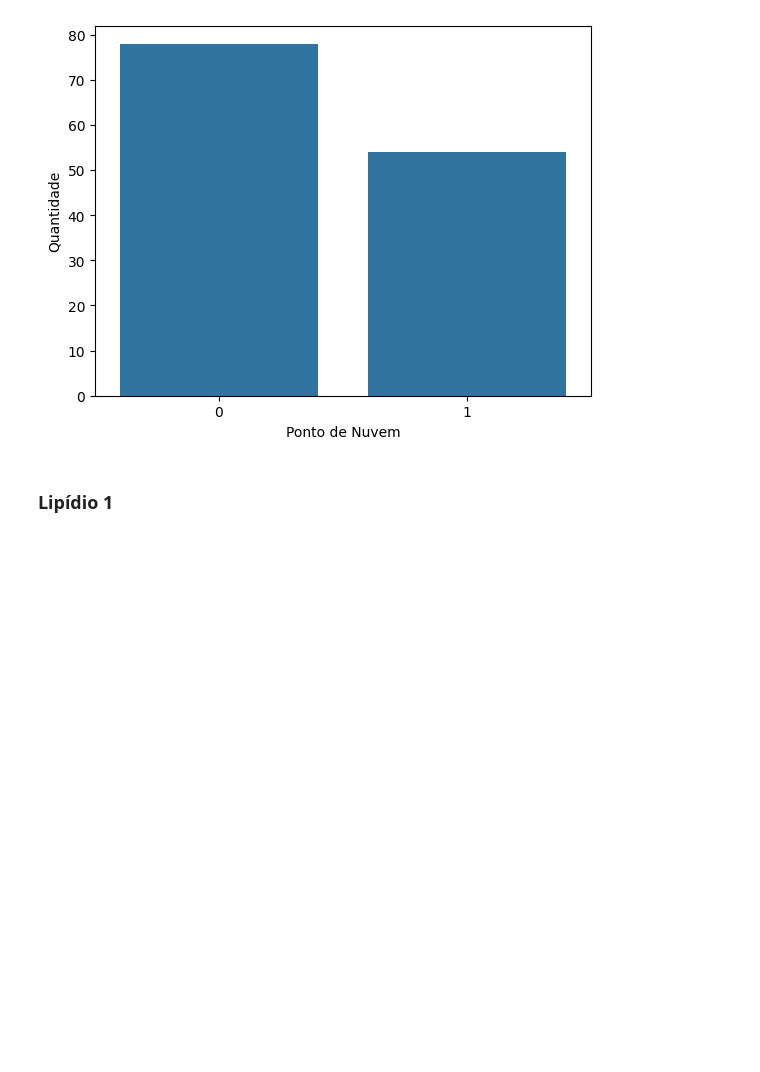
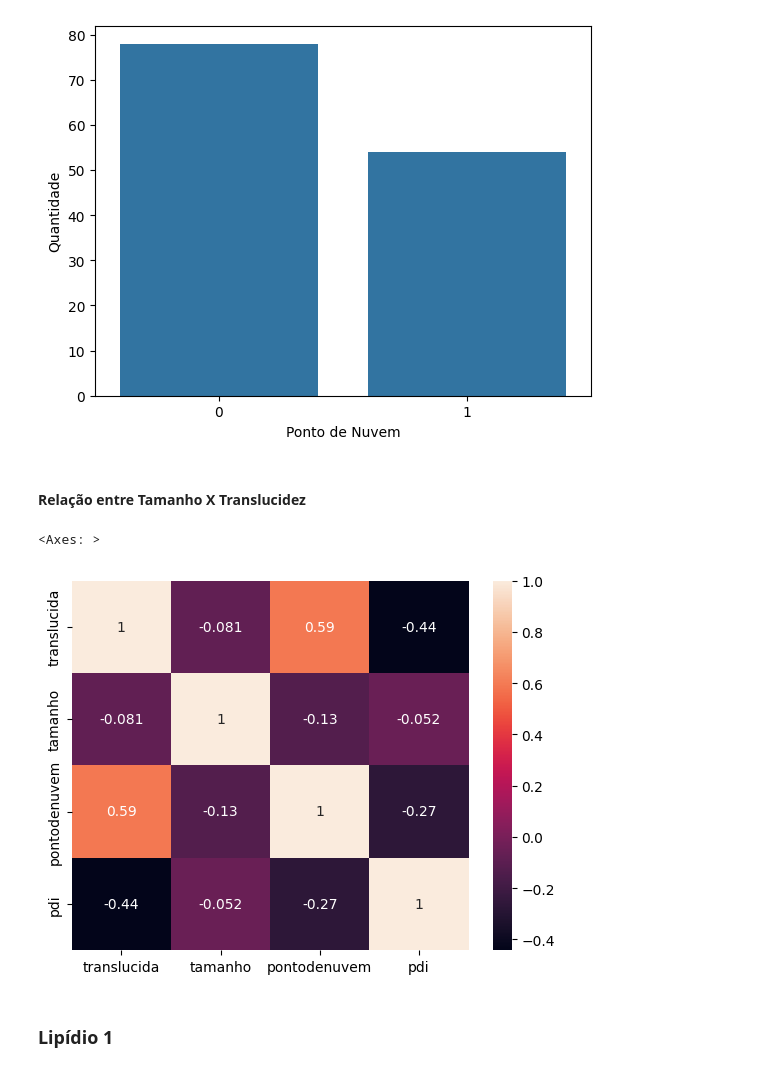
Before and after one commit to brfiso/PyNanoEmulsion, a Jupyter notebook: AnaliseFormulacoes.ipynb, the cells around one changed output. Cells and saved outputs as stored; diff of their text form; code cells hidden in the pictures; blank space fills up the shorter version.

```diff
--- a/AnaliseFormulacoes.ipynb
+++ b/AnaliseFormulacoes.ipynb
@@ -58,6 +58,13 @@ plt.ylabel('Quantidade')
 plt.show()
 # %% [output]
 [figure]
+# %% [markdown]
+#### Relação entre Tamanho X Translucidez
+# %%
+sns.heatmap(df[['translucida', 'tamanho', 'pontodenuvem', 'pdi']].corr(), annot=True)
+# %% [output]
+<Axes: >
+[figure, added]
 # %% [markdown]
 ### Lipídio 1
 # %%
```
Also changed, not shown: parts of 2 cells of this notebook.
